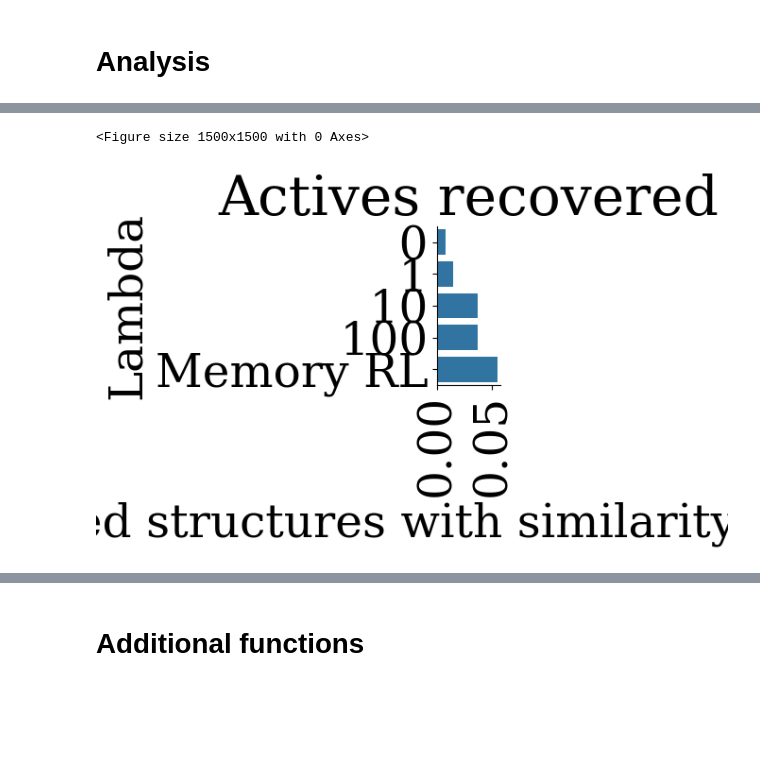
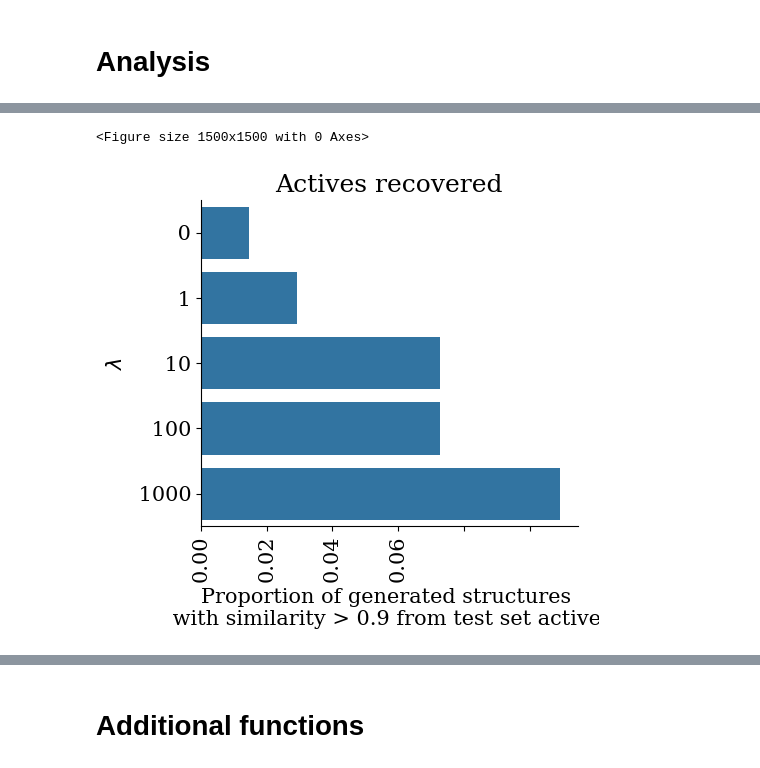
Before and after one commit to maxime-langevin/diverse_molecule_generation, a Jupyter notebook: drd2.ipynb, the cells around one changed output, grey strips where cells are left out. Cells and saved outputs as stored; diff of their text form; code cells hidden in the pictures; blank space fills up the shorter version.

```diff
--- a/drd2.ipynb
+++ b/drd2.ipynb
@@ -33,13 +33,13 @@ from rdkit.Chem.Crippen import MolLogP, MolMR
 #sns.set_style(style="white")
 
 font = {'family' : 'normal',
-        'size'   : 35}
+        'size'   : 15}
 
 matplotlib.use("pgf")
 matplotlib.rcParams.update({
     "pgf.texsystem": "pdflatex",
     'font.family': 'serif',
-    'font.size': 35,
+    'font.size': 15,
     'text.usetex': False,
     'pgf.rcfonts': False,
 })
@@ -272,9 +271,11 @@ for i, run in enumerate(runs_to_display):
     ax.tick_params(axis="both", which="major", labelsize=25)
     ax.tick_params(axis="both", which="minor", labelsize=25)
     if i == len(runs_to_display) - 1:
-        ax.legend(loc="lower right", ncol=1, fancybox=True, shadow=True, fontsize=30)
+        lines, labels = ax.get_legend_handles_labels()
 
 ax = axs.flatten()[5]
+ax.legend(lines, labels,loc='center', ncol=1, fancybox=True, shadow=True, fontsize=30)
+
 ax.axis('off')
 
 fig.tight_layout(pad=1.5)
@@ -416,7 +418,7 @@ fig = plt.figure(figsize=(15, 15))
 novel_recovered = []
 titles = []
 
-for i, run in enumerate(runs[:-1]):
+for i, run in enumerate(runs):   #[:-1]
     smiles_generated = smiles_list[i]
     fps_generated = []
     for s in smiles_generated:
@@ -430,52 +432,54 @@ for i, run in enumerate(runs[:-1]):
                 [AllChem.GetMorganFingerprintAsBitVect(mol, 2)], fps_generated
             )
             > 0.90
         ):
             n_new += 1
     novel_recovered.append(n_new / len(predicted_actives))
     titles.append(run.split("_")[-3])
 
-
-smiles_generated = smiles_list[-1]
-fps_generated = []
-for s in smiles_generated:
-    mol = Chem.MolFromSmiles(s)
-    fps_generated.append(AllChem.GetMorganFingerprintAsBitVect(mol, 2))
-n_new = 0
-for s in np.array(smiles_actives)[predicted_actives]:
-    mol = Chem.MolFromSmiles(s)
-    if (
-        max_tanimoto_similarity(
-            [AllChem.GetMorganFingerprintAsBitVect(mol, 2)], fps_generated
-        )
-        > 0.90
-    ):
-        n_new += 1
-novel_recovered.append(n_new / len(predicted_actives))
-titles.append("Memory RL")
+# Il y a un problème ici avec MemoryRL
+# smiles_generated = smiles_list[-1]
+# fps_generated = []
+# for s in smiles_generated:
+#     mol = Chem.MolFromSmiles(s)
+#     fps_generated.append(AllChem.GetMorganFingerprintAsBitVect(mol, 2))
+# n_new = 0
+# for s in np.array(smiles_actives)[predicted_actives]:
+#     mol = Chem.MolFromSmiles(s)
+#     if (
+#         max_tanimoto_similarity(
+#             [AllChem.GetMorganFingerprintAsBitVect(mol, 2)], fps_generated
+#         )
+#         > 0.90
+#     ):
+#         n_new += 1
+# novel_recovered.append(n_new / len(predicted_actives))
+# titles.append("Memory RL")
 
 display_df = pd.DataFrame(
     zip(titles, novel_recovered),
     columns=[
         "Lambda",
         "Proportion of generated structures with similarity > 0.9 from test set actives",
     ],
 )
 chart = sns.catplot(
     y="Lambda",
     x="Proportion of generated structures with similarity > 0.9 from test set actives",
     kind="bar",
     data=display_df,
 )
 for axes in chart.axes.flat:
     _ = axes.set_xticklabels(axes.get_xticklabels(), rotation=90)
 plt.title("Actives recovered")
+plt.xlabel('Proportion of generated structures \n with similarity > 0.9 from test set actives')
+plt.ylabel("$\lambda$", fontsize = 15) # y-axis label with fontsize 15
 plt.tight_layout()
 plt.savefig("graphs/actives_recovered_0.9_drd2.pdf", dpi=300, bbox_inches="tight")
 plt.show()
 # %% [output]
 <Figure size 1500x1500 with 0 Axes>
-[figure, old version]
+[figure, new version]
 # %%
 fig = plt.figure(figsize=(15, 15))
 novel_recovered = []
```
Also changed, not shown: parts of 24 cells of this notebook, 10 other files.
